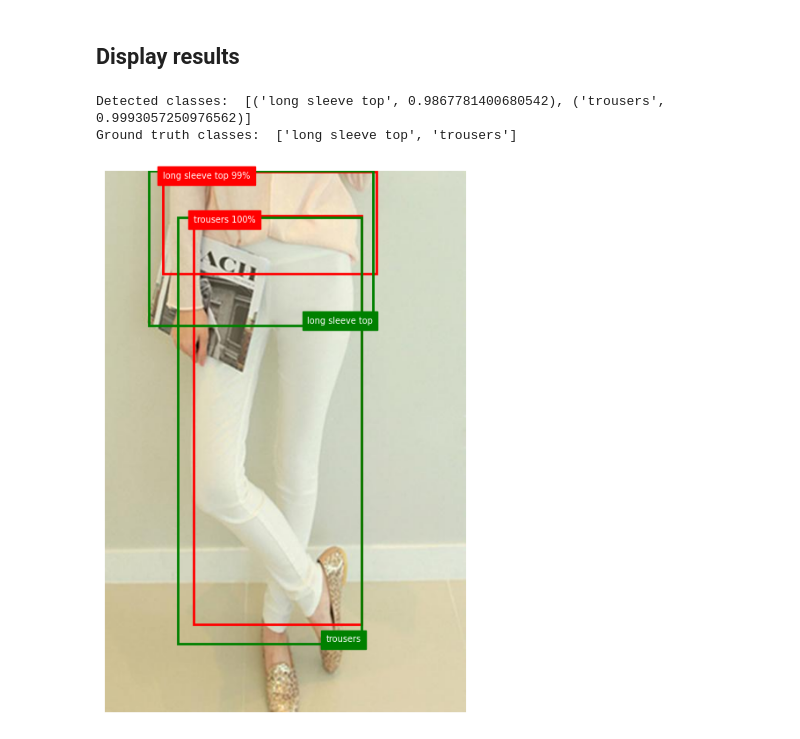
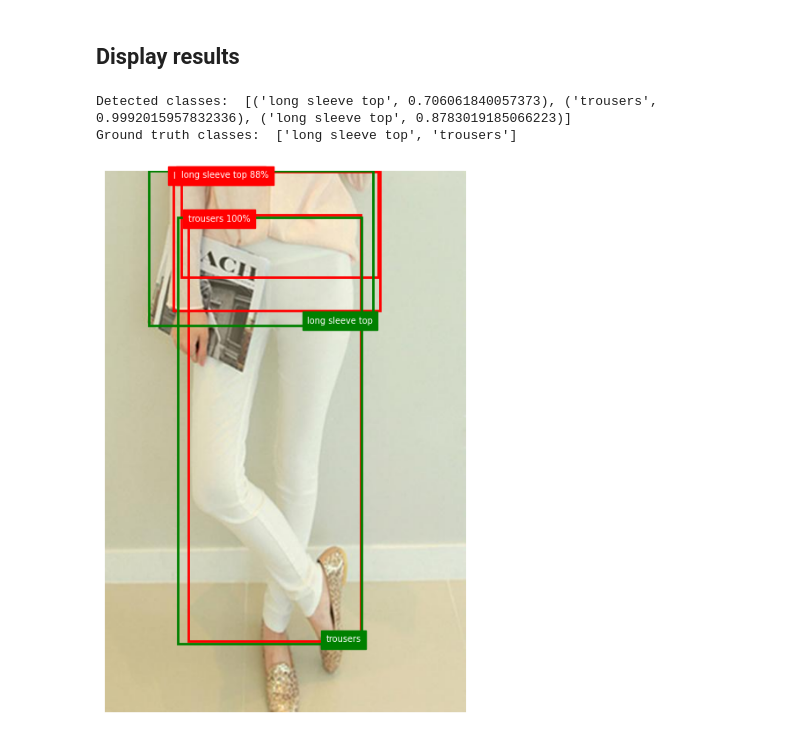
Before and after one commit to lorenzobazzana/Object-detection-with-Hungarian-loss, a Jupyter notebook: src/train_and_test.ipynb, the cells around one changed output. Saved outputs shown, nothing was run; the diff lists cells and outputs as text; code cells hidden in the pictures.

Commit message:
Retrained with correct box format

```diff
--- a/src/train_and_test.ipynb
+++ b/src/train_and_test.ipynb
@@ -28,7 +29,7 @@ from src.lib.utils import collate, train, create_transforms
 # %% [markdown]
 ## Image and GT data visualization
 # %%
-train_anno = glob.glob("data/train/annotations/*")
+train_anno = glob.glob("../data/train/annotations/*")
 train_images = [f.replace("annotations", "images").replace(".json", ".jpg") for f in train_anno]
 with open(train_anno[-1], 'r') as f:
     anno = json.load(f)
@@ -169,20 +178,23 @@ cat_names = [
     "sling dress"
     ]
 
-net.load_state_dict(torch.load("checkpoints/resnet_backbone.pth"))
+net.load_state_dict(torch.load("../checkpoints/resnet_backbone.pth"))
 transforms_test = create_transforms("test", False)
-ds = FashionDataset("test", "data/test/annotations", "data/test/images", transforms_test)
+ds = FashionDataset("test", "../data/test/annotations", "../data/test/images", transforms_test)
 device = torch.device("mps")
-idx = np.random.randint(len(ds)) # Indexes of the images used in the README: 1385, 292, 695
+#idx = np.random.randint(len(ds)) # Indexes of the images used in the README: 1385, 292, 695
+idx = 1385
 img, cat, boxes = ds[idx]
 net.to(device)
 net.eval()
+
+
 with torch.no_grad():
     pred_cat, pred_boxes = net(img.to("mps"))
 pred_cat = pred_cat.cpu()
 pred_boxes = pred_boxes.cpu()
 softmaxed_preds, softmaxed_indices = F.softmax(pred_cat, dim=-1).max(-1)
-valid = (softmaxed_indices != 0) & (softmaxed_preds >= 0.5)
+valid = (softmaxed_indices != 0) & (softmaxed_preds >= 0.)
 
 
 detected_classes = [(cat_names[i], s.item()) for s,i in zip(*pred_cat[valid].softmax(-1).max(-1))]
@@ -193,34 +205,34 @@ image_np = Image.open(ds.anno[idx].replace("json","jpg").replace("annotations","
 #image_np = img.cpu().permute(1,2,0).numpy()
 
 # Image dimensions
 W, H = image_np.size
 #H,W,_ = image_np.shape
 
-converted_boxes = transforms.functional.convert_bounding_box_format(pred_boxes[valid], old_format="CXCYWH", new_format="XYXY")
+converted_boxes = transforms.functional.convert_bounding_box_format(pred_boxes[valid], old_format=BoundingBoxFormat.CXCYWH, new_format=BoundingBoxFormat.XYXY)
 
 # Plot with matplotlib
 fig, ax = plt.subplots(figsize=(8,8))
 #plt.imshow((image_np - image_np.min())/(image_np.max() - image_np.min()))
 plt.imshow(image_np)
 
 for (cls_id, score), box in zip(detected_classes,converted_boxes):
     x1, y1, x2, y2 = box * np.array([W,H,W,H])
     rect = plt.Rectangle((x1, y1), x2 - x1, y2 - y1,
                          fill=False, edgecolor='red', linewidth=2)
     ax.add_patch(rect)
     ax.text(x1,y1, f"{cls_id} {score*100:.0f}%", bbox=dict(color="red"), fontsize=7, color="white", horizontalalignment="left", verticalalignment="top")
 
 for c, box in zip(cat,boxes):
-    box = transforms.functional.convert_bounding_box_format(box, old_format="CXCYWH", new_format="XYXY")
+    box = transforms.functional.convert_bounding_box_format(box, old_format=BoundingBoxFormat.CXCYWH, new_format=BoundingBoxFormat.XYXY)
     x1,y1,x2,y2 = box * np.array([W,H,W,H])
     rect = plt.Rectangle((x1, y1), x2 - x1, y2 - y1,
                          fill=False, edgecolor='green', linewidth=2)
     ax.add_patch(rect)
     ax.text(x2,y2, f"{cat_names[c]}", bbox=dict(color="green"), fontsize=7, color="white", horizontalalignment="right", verticalalignment="bottom")
 
 plt.axis("off")
 plt.show()
 # %% [output]
-Detected classes:  [('long sleeve top', 0.9867781400680542), ('trousers', 0.9993057250976562)]
+Detected classes:  [('long sleeve top', 0.706061840057373), ('trousers', 0.9992015957832336), ('long sleeve top', 0.8783019185066223)]
 Ground truth classes:  ['long sleeve top', 'trousers']
-[figure, old version]
+[figure, new version]
```
Also changed, not shown: parts of 4 cells of this notebook, 3 other files.
